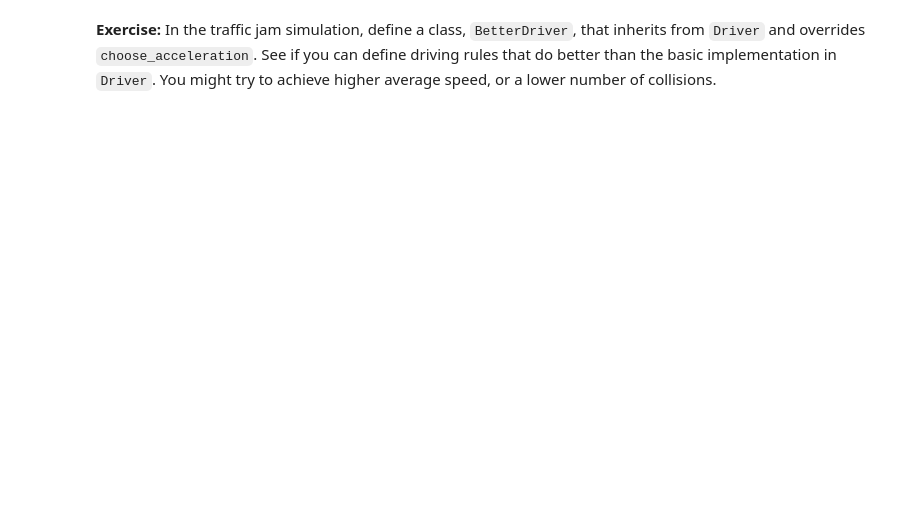
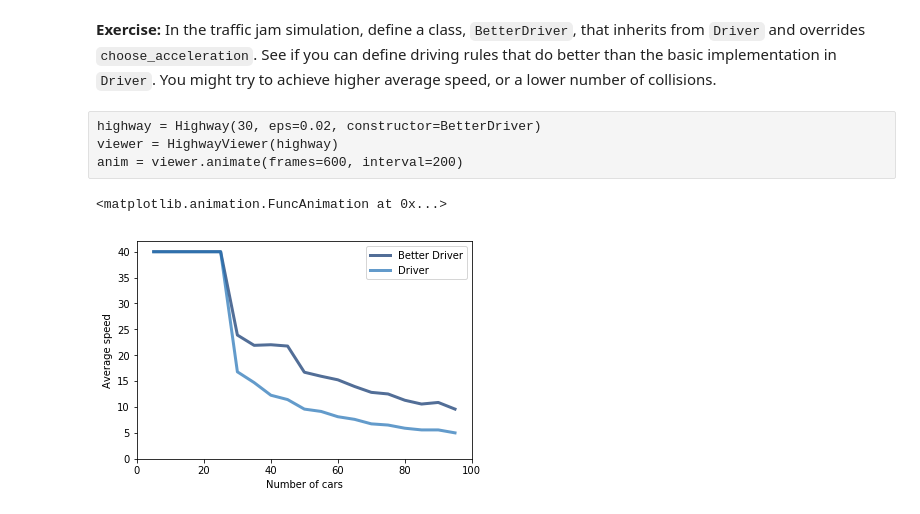
Before and after one commit to LucyWilcox/ThinkComplexity2, a Jupyter notebook: code/chap10mine.ipynb, the cells around one changed output. Cells and saved outputs as stored; diff of their text form; code cells hidden in the pictures; blank space fills up the shorter version.

```diff
--- a/code/chap10mine.ipynb
+++ b/code/chap10mine.ipynb
@@ -254,4 +254,33 @@ average speed, or a lower number of collisions.
 # %%
 class BetterDriver(Driver):
     def choose_acceleration(self, d):
-        return 1
+        diff = d - self.speed
+        if diff < -5:
+            return -.2
+        elif diff < 1:
+            return 0
+        else:
+            return 1
+# %% [raw]
+highway = Highway(30, eps=0.02, constructor=BetterDriver)
+viewer = HighwayViewer(highway)
+anim = viewer.animate(frames=600, interval=200)
+# %%
+anim
+# %% [output]
+<matplotlib.animation.FuncAnimation at 0x...>
+# %%
+RandomSeed(20)
+
+xs, ys = run_simulation(eps=0, constructor=BetterDriver)
+thinkplot.plot(xs, ys, label='Better Driver')
+xs, ys = run_simulation(eps=0)
+thinkplot.plot(xs, ys, label='Driver')
+
+thinkplot.config(xlabel='Number of cars',
+                 ylabel='Average speed',
+                 xlim=[0, 100], ylim=[0, 42])
+
+plt.savefig('chap10-2.pdf')
+# %% [output]
+[figure, added]
```
Also changed, not shown: parts of 1 cell of this notebook.
